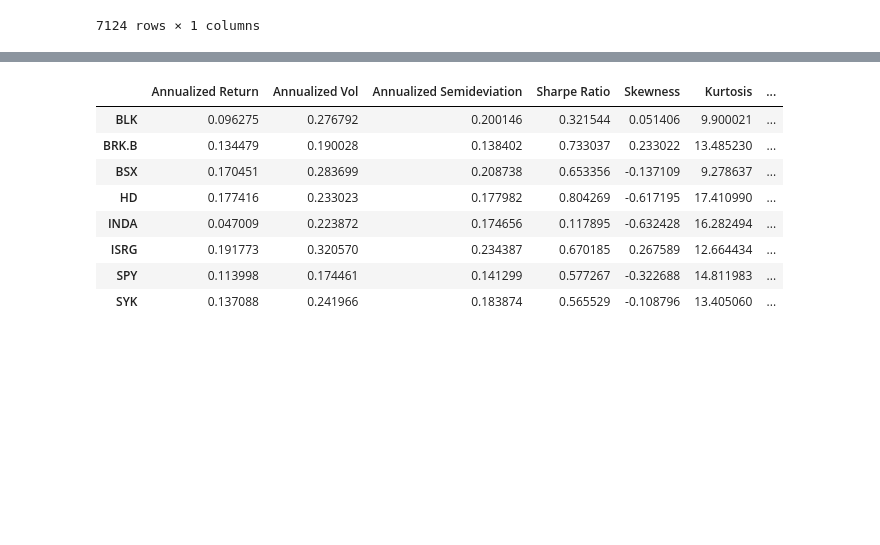
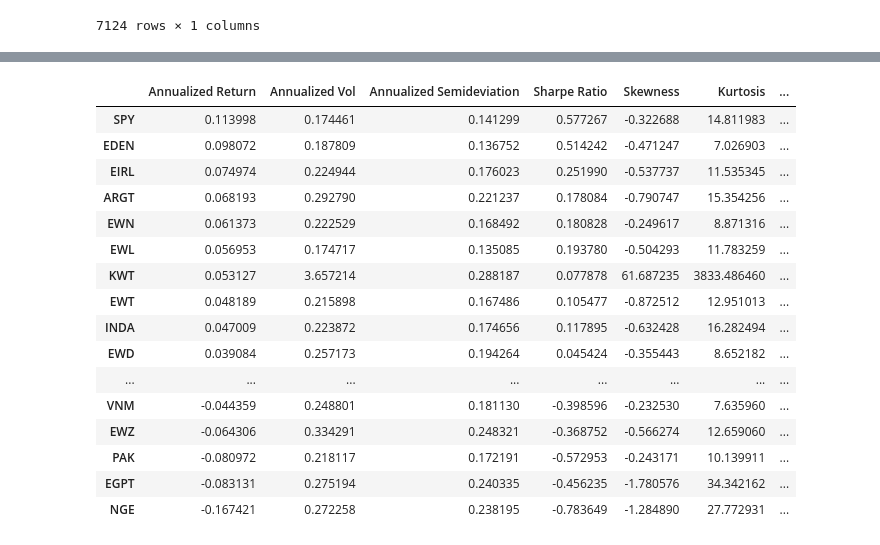
Before and after one commit to francisc112/APPLIED_FINANCE_ANALYTICS, a Jupyter notebook: Analysis.ipynb, the cells around one changed output, grey strips where cells are left out. Drawn from its saved outputs; the diff is of its cells as text; code cells hidden in the pictures; blank space fills up the shorter version.

```diff
--- a/Analysis.ipynb
+++ b/Analysis.ipynb
@@ -111,25 +160,33 @@ prices
 # %%
 dfs = []
 
 market_index = prices["SPY"].pct_change()
 
 for ticker in prices.columns:
     change = prices[ticker].pct_change()
     summary = port.summary_stats(change,market_index=market_index)
     dfs.append(summary)
 
 
-pd.concat(dfs)
+pd.concat(dfs).sort_values(by="Annualized Return",ascending=False)
 # %% [output]
 |  | Annualized Return | Annualized Vol | Annualized Semideviation | Sharpe Ratio | Skewness | Kurtosis | ... |
-| BLK | 0.096275 | 0.276792 | 0.200146 | 0.321544 | 0.051406 | 9.900021 | ... |
-| BRK.B | 0.134479 | 0.190028 | 0.138402 | 0.733037 | 0.233022 | 13.485230 | ... |
-| BSX | 0.170451 | 0.283699 | 0.208738 | 0.653356 | -0.137109 | 9.278637 | ... |
-| HD | 0.177416 | 0.233023 | 0.177982 | 0.804269 | -0.617195 | 17.410990 | ... |
+| SPY | 0.113998 | 0.174461 | 0.141299 | 0.577267 | -0.322688 | 14.811983 | ... |
+| EDEN | 0.098072 | 0.187809 | 0.136752 | 0.514242 | -0.471247 | 7.026903 | ... |
+| EIRL | 0.074974 | 0.224944 | 0.176023 | 0.251990 | -0.537737 | 11.535345 | ... |
+| ARGT | 0.068193 | 0.292790 | 0.221237 | 0.178084 | -0.790747 | 15.354256 | ... |
+| EWN | 0.061373 | 0.222529 | 0.168492 | 0.180828 | -0.249617 | 8.871316 | ... |
+| EWL | 0.056953 | 0.174717 | 0.135085 | 0.193780 | -0.504293 | 11.783259 | ... |
+| KWT | 0.053127 | 3.657214 | 0.288187 | 0.077878 | 61.687235 | 3833.486460 | ... |
+| EWT | 0.048189 | 0.215898 | 0.167486 | 0.105477 | -0.872512 | 12.951013 | ... |
 | INDA | 0.047009 | 0.223872 | 0.174656 | 0.117895 | -0.632428 | 16.282494 | ... |
-| ISRG | 0.191773 | 0.320570 | 0.234387 | 0.670185 | 0.267589 | 12.664434 | ... |
-| SPY | 0.113998 | 0.174461 | 0.141299 | 0.577267 | -0.322688 | 14.811983 | ... |
-| SYK | 0.137088 | 0.241966 | 0.183874 | 0.565529 | -0.108796 | 13.405060 | ... |
+| EWD | 0.039084 | 0.257173 | 0.194264 | 0.045424 | -0.355443 | 8.652182 | ... |
+| ... | ... | ... | ... | ... | ... | ... | ... |
+| VNM | -0.044359 | 0.248801 | 0.181130 | -0.398596 | -0.232530 | 7.635960 | ... |
+| EWZ | -0.064306 | 0.334291 | 0.248321 | -0.368752 | -0.566274 | 12.659060 | ... |
+| PAK | -0.080972 | 0.218117 | 0.172191 | -0.572953 | -0.243171 | 10.139911 | ... |
+| EGPT | -0.083131 | 0.275194 | 0.240335 | -0.456235 | -1.780576 | 34.342162 | ... |
+| NGE | -0.167421 | 0.272258 | 0.238195 | -0.783649 | -1.284890 | 27.772931 | ... |
 # %%
 market_index
 # %% [output]
```
Also changed, not shown: parts of 4 cells of this notebook.
